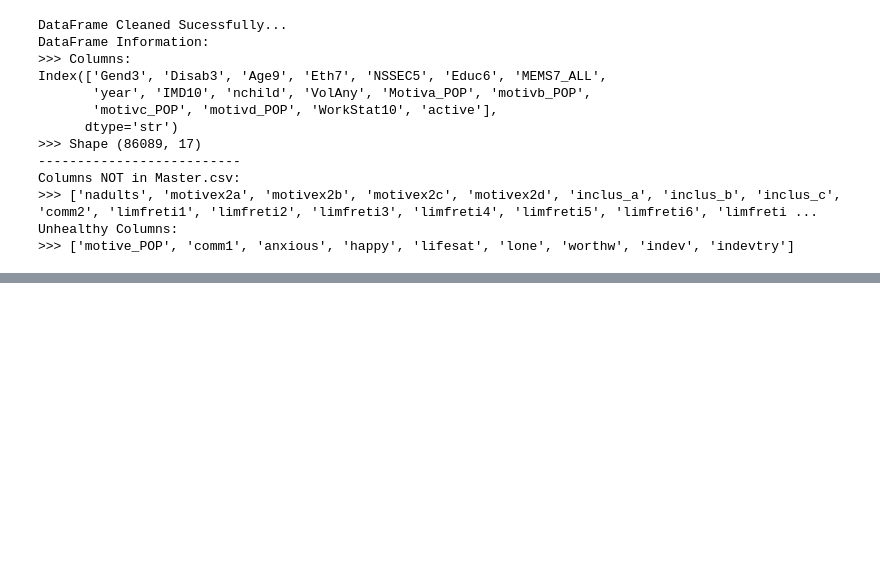
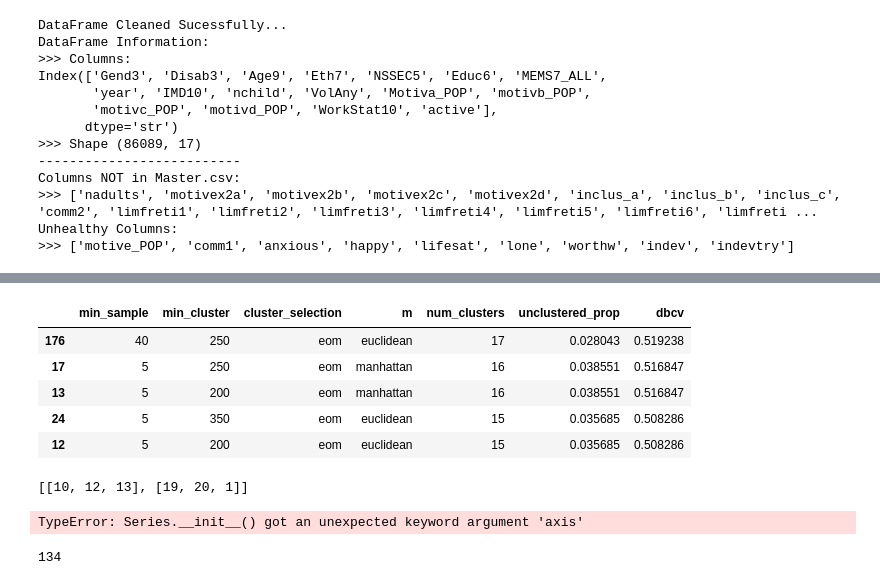
Before and after one commit to ferguswatson39/london_sport2, a Jupyter notebook: exploration/determinants_eda/umap_distances.ipynb, the cells around one changed output, grey strips where cells are left out. Saved outputs shown, nothing was run; the diff lists cells and outputs as text; code cells hidden in the pictures; blank space fills up the shorter version.

```diff
--- a/exploration/determinants_eda/umap_distances.ipynb
+++ b/exploration/determinants_eda/umap_distances.ipynb
@@ -124,0 +118,51 @@ plt.scatter(emb[:,0], emb[:,1])
+# %%
+min_samples = [5, 10, 20, 30, 40, 50, 60, 70, 80, 90, 100]
+min_cluster_size = [50, 100, 150, 200, 250, 300, 350, 400, 450, 500]
+cluster_selection_method = ['eom', 'leaf']
+metric = ['euclidean', 'manhattan']
+outputs = []
+for min_sample in tqdm(min_samples):
+    for min_cluster in min_cluster_size:
+        for cluster_selection in cluster_selection_method:
+            for m in metric:
+                hdb = hdbscan.HDBSCAN(
+                    min_samples = min_sample,
+                    min_cluster_size = min_cluster,
+                    cluster_selection_method = cluster_selection,
+                    metric = m,
+                    gen_min_span_tree = True
+                ).fit(emb)
+                num_clusters = len(set(hdb.labels_))
+                unclustered_prop = len([c for c in hdb.labels_ if c == -1])/len(hdb.labels_)
+                dbcv = hdb.relative_validity_
+                outputs.append([min_sample, min_cluster, cluster_selection, m, num_clusters, unclustered_prop, dbcv])
+df_output = pd.DataFrame(outputs, columns = ['min_sample', 'min_cluster', 'cluster_selection', 'm', 'num_clusters', 'unclustered_prop', 'dbcv'])
+print(df_output.sort_values('dbcv', ascending=False).head())
+# %%
+df_output.sort_values('dbcv', ascending=False).head()
+# %% [output]
+|  | min_sample | min_cluster | cluster_selection | m | num_clusters | unclustered_prop | dbcv |
+| 176 | 40 | 250 | eom | euclidean | 17 | 0.028043 | 0.519238 |
+| 17 | 5 | 250 | eom | manhattan | 16 | 0.038551 | 0.516847 |
+| 13 | 5 | 200 | eom | manhattan | 16 | 0.038551 | 0.516847 |
+| 24 | 5 | 350 | eom | euclidean | 15 | 0.035685 | 0.508286 |
+| 12 | 5 | 200 | eom | euclidean | 15 | 0.035685 | 0.508286 |
+# %%
+output = []
+x = [10,12,13]
+output.append(x)
+output
+y = [19,20,1]
+output.append(y)
+output
+# %% [output]
+[[10, 12, 13], [19, 20, 1]]
+# %%
+y = pd.Series(['yes', 'no', 'maybe'], axis=1)
+y
+# %% [output]
+TypeError: Series.__init__() got an unexpected keyword argument 'axis'
+# %%
+len(set(hdb.labels_))
+# %% [output]
+134
```
Also changed, not shown: parts of 13 cells of this notebook, 1 other file.
